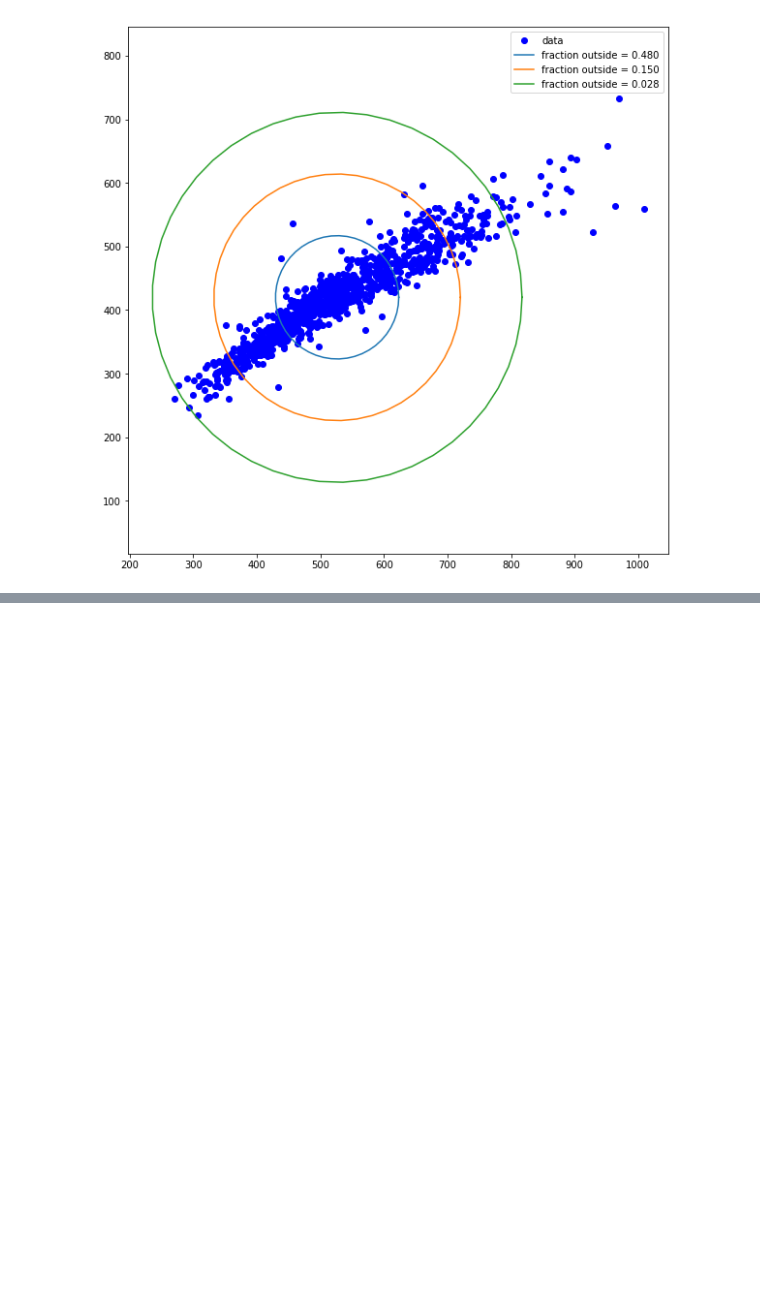
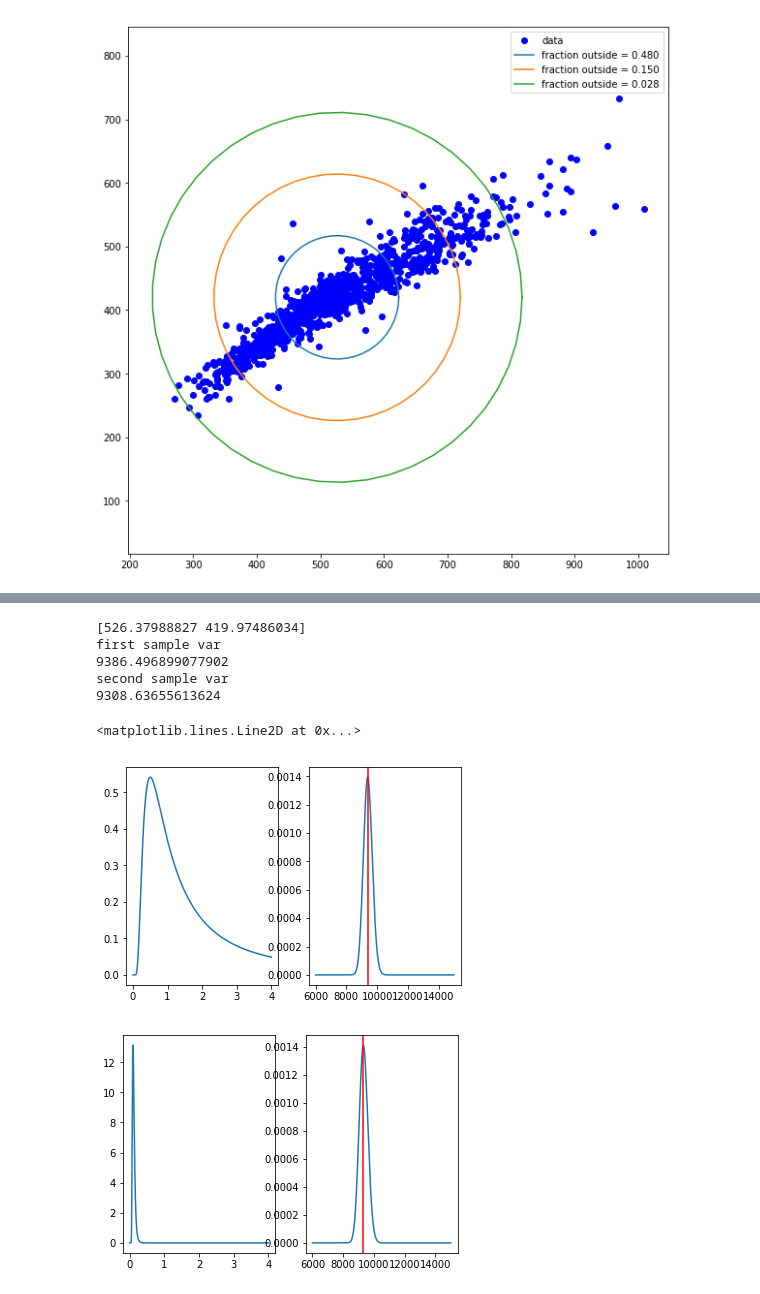
Before and after one commit to atonderski/tda231-ml-course, a Jupyter notebook: hw1.ipynb, the cells around one changed output, grey strips where cells are left out. Saved outputs shown, nothing was run; the diff lists cells and outputs as text; code cells hidden in the pictures; blank space fills up the shorter version.

Commit message:
Added samples MAP estimates and some comments.

```diff
--- a/hw1.ipynb
+++ b/hw1.ipynb
@@ -317,6 +328,23 @@ n = data.shape[0]
 
 mu = np.mean(data, axis=0)
 print(mu)
+
+a_1=1
+b_1=1
+a_2=10
+b_2=1
+
+diffs = data - np.mean(data,axis=0)
+
+diff_list = list(map(np.sum, list(map(np.square, diffs))))
+
+print("first sample var")
+sample_var_1 = (2+np.sum(diff_list))/(2*(2+n))
+print(sample_var_1)
+
+print("second sample var")
+sample_var_2 = (2+np.sum(diff_list))/(2*(11+n))
+print(sample_var_2)
 
 
 def log_inverse_gamma(s, a, b, logb):
@@ -346,30 +374,41 @@ def calculate_b(beta):
 prior_sigma = np.linspace(0.001,4, 100000)
 posterior_sigma = np.linspace(6000,15000, 100000)
 
 beta=1
 b = calculate_b(beta)
 logb = calculate_logb(beta)
 
 #Case 1
 alpha=1
 a = alpha + n
 
 prior = vec_inv(prior_sigma, alpha, beta)
 posterior = vec_log_inv(posterior_sigma, a, b, logb)
 
 plt.subplot(121)
 plt.plot(prior_sigma, prior)
 plt.subplot(122)
 plt.plot(posterior_sigma, np.exp(posterior))
+plt.axvline(x=sample_var_1, color='r')
 
 #Case 2
 alpha= 10
 a = alpha + n
 
 prior = vec_inv(prior_sigma, alpha, beta)
 posterior = vec_log_inv(posterior_sigma, a, b, logb)
 plt.figure()
 plt.subplot(121)
 plt.plot(prior_sigma, prior)
 plt.subplot(122)
 plt.plot(posterior_sigma, np.exp(posterior))
+plt.axvline(x=sample_var_2, color='r')
+# %% [output]
+[526.37988827 419.97486034]
+first sample var
+9386.496899077902
+second sample var
+9308.63655613624
+<matplotlib.lines.Line2D at 0x...>
+[figure, added]
+[figure, added]
```
Also changed, not shown: parts of 1 cell of this notebook.
